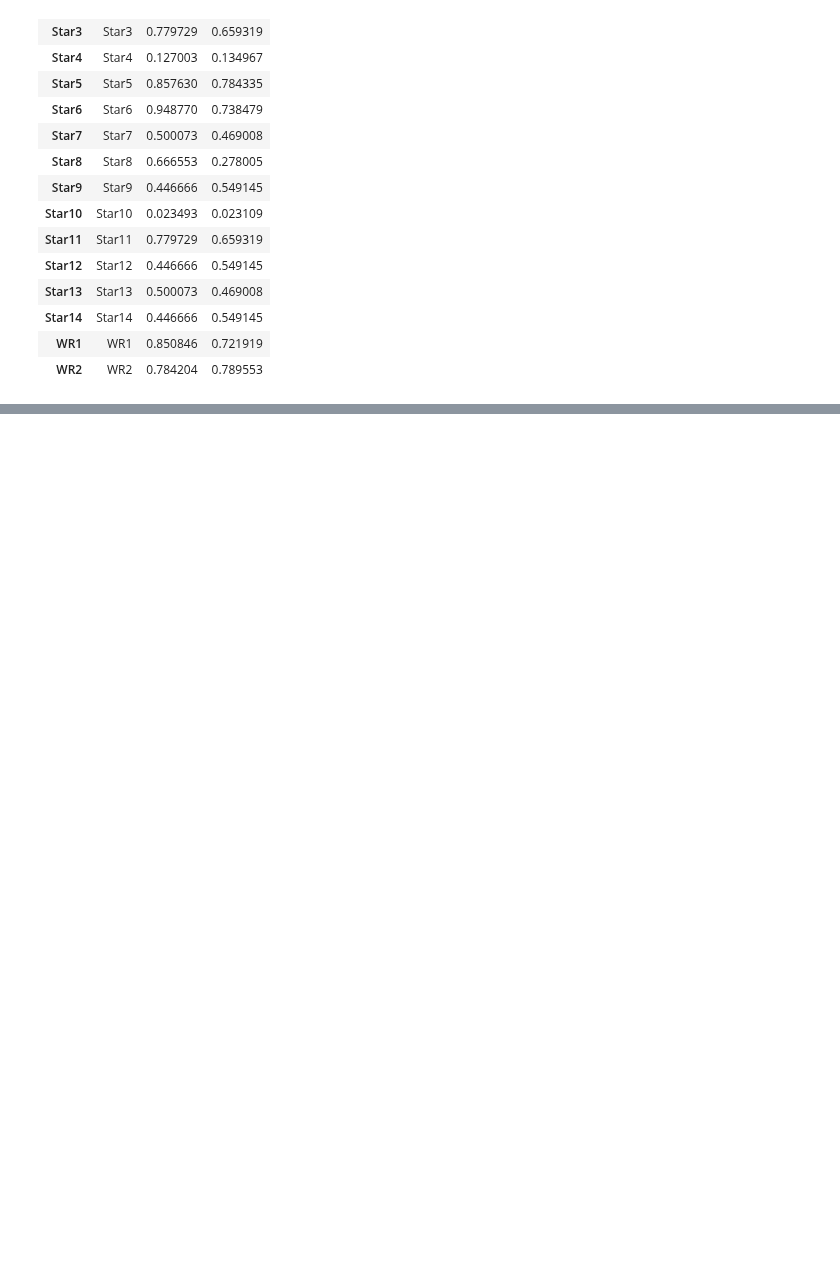
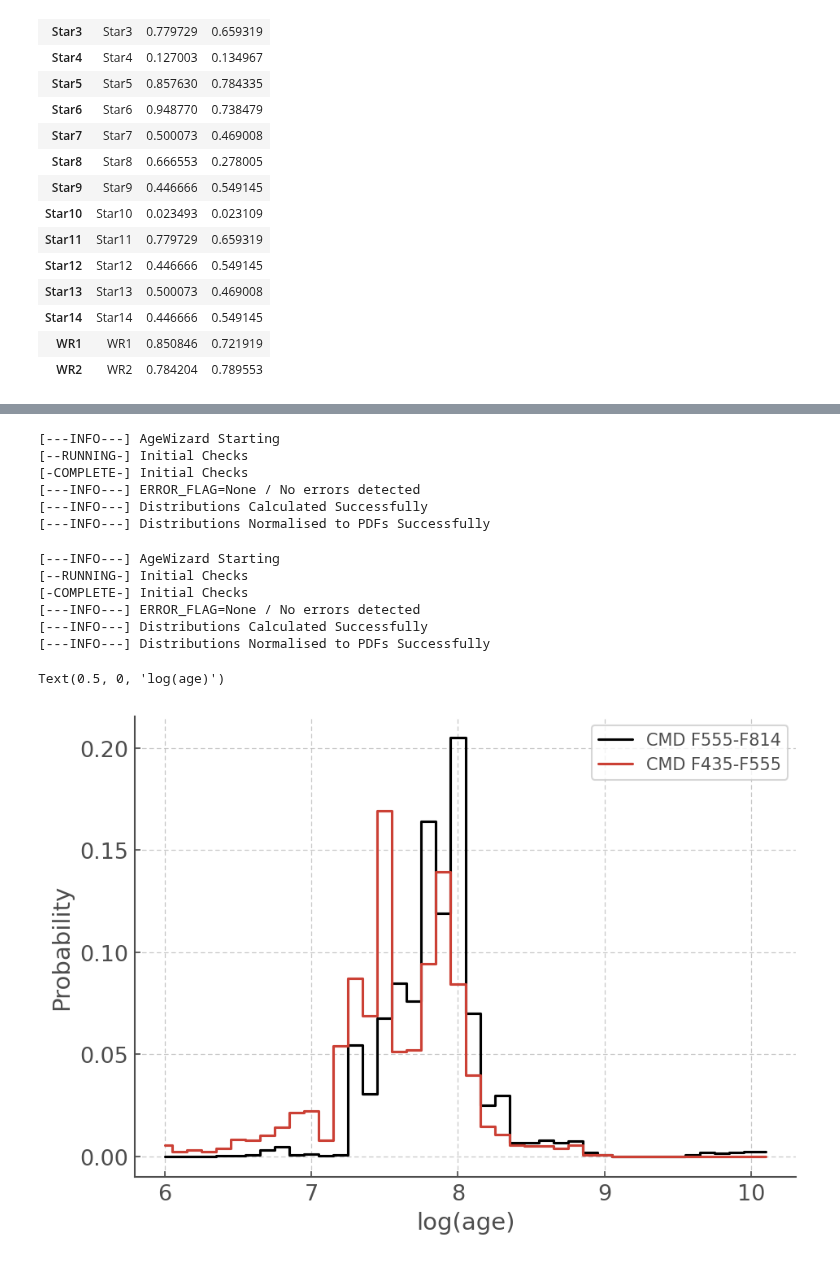
Before and after one commit to HeloiseS/hoki_tutorials, a Jupyter notebook: AgeWizard.ipynb, the cells around one changed output, grey strips where cells are left out. Saved outputs shown, nothing was run; the diff lists cells and outputs as text; code cells hidden in the pictures; blank space fills up the shorter version.

```diff
--- a/AgeWizard.ipynb
+++ b/AgeWizard.ipynb
@@ -350,0 +502,7 @@ I hope you found this tutorial useful. If you encountered any problems, or would
+# %%
+## we crop our dataframe based on the absolute magnitude and the cut-off we chose
+cmd_obs_crop=cmd_obs[(cmd_obs.abs_F435<-4) & (cmd_obs.abs_F555<-4)]
+
+# we can also create columns for the colours.
+cmd_obs_crop['F555-F814'] = cmd_obs_crop.abs_F555-cmd_obs_crop.abs_F814
+cmd_obs_crop['F435-F555'] = cmd_obs_crop.abs_F435-cmd_obs_crop.abs_F555
@@ -350,0 +526,43 @@ I hope you found this tutorial useful. If you encountered any problems, or would
+# %%
+##### CMD1 - F555 F814
+# we drop the NaN values we used to mark the bad measurements
+obs_df1=cmd_obs_crop[['abs_F555','F555-F814' ]].dropna()
+
+# AgeWizard needs specific column names
+obs_df1.columns=['mag','col']
+agewiz1 = AgeWizard(obs_df1, model=f555cmd)
+
+# Calculate the Age PDF of the whole sample from the individual age pdfs
+agewiz1.calculate_sample_pdf()
+# %% [output]
+[---INFO---] AgeWizard Starting
+[--RUNNING-] Initial Checks
+[-COMPLETE-] Initial Checks
+[---INFO---] ERROR_FLAG=None / No errors detected
+[---INFO---] Distributions Calculated Successfully
+[---INFO---] Distributions Normalised to PDFs Successfully
+# %%
+##### CMD2 - F435 F555
+obs_df2=cmd_obs_crop[['abs_F435','F435-F555' ]].dropna()
+obs_df2.columns=['mag','col']
+agewiz2 = AgeWizard(obs_df2, model=f435cmd)
+
+# Calculate the Age PDF of the whole sample from the individual age pdfs
+agewiz2.calculate_sample_pdf()
+# %% [output]
+[---INFO---] AgeWizard Starting
+[--RUNNING-] Initial Checks
+[-COMPLETE-] Initial Checks
+[---INFO---] ERROR_FLAG=None / No errors detected
+[---INFO---] Distributions Calculated Successfully
+[---INFO---] Distributions Normalised to PDFs Successfully
+# %%
+plt.step(agewiz1.t[:42], agewiz1.sample_pdf[:42], where='mid', c='k', label='CMD F555-F814')
+plt.step(agewiz2.t[:42], agewiz2.sample_pdf[:42], where='mid',  label='CMD F435-F555')
+plt.legend()
+
+plt.ylabel('Probability')
+plt.xlabel('log(age)')
+# %% [output]
+Text(0.5, 0, 'log(age)')
+[figure, added]
```
Also changed, not shown: parts of 27 cells of this notebook.
